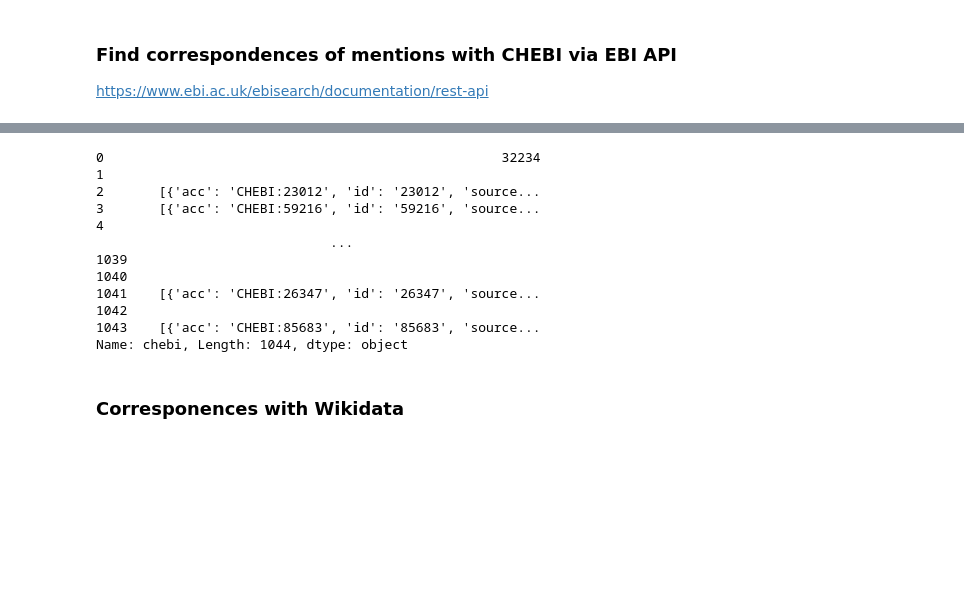
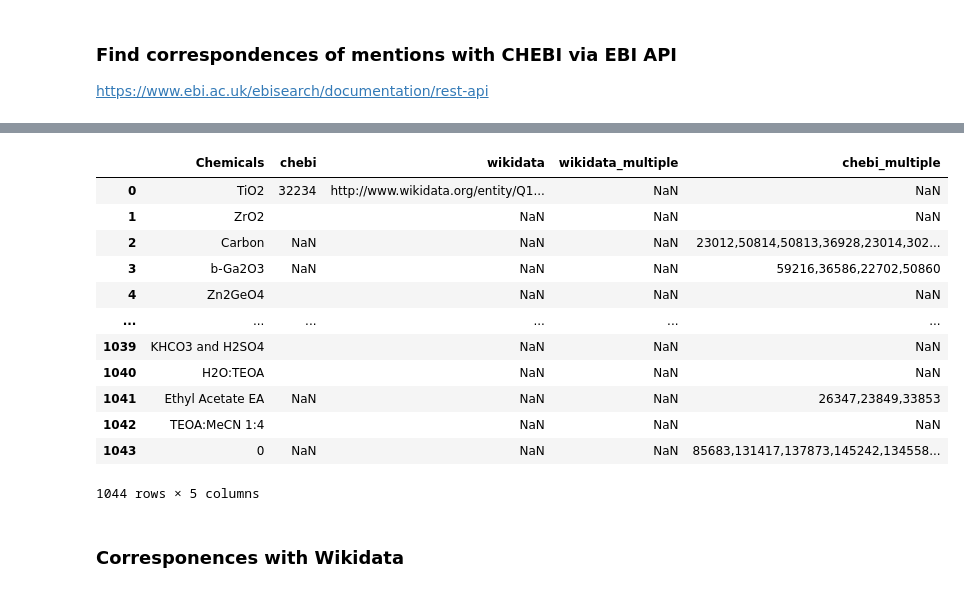
Before and after one commit to SolarChem/solarchem-ontology, a Jupyter notebook: knowledge-graph/kg-construction.ipynb, the cells around one changed output, grey strips where cells are left out. Cells and saved outputs as stored; diff of their text form; code cells hidden in the pictures; blank space fills up the shorter version.

Commit message:
chemicals data extraction and writing cleaner for multiple values

```diff
--- a/knowledge-graph/kg-construction.ipynb
+++ b/knowledge-graph/kg-construction.ipynb
@@ -654,0 +484,18 @@ https://www.ebi.ac.uk/ebisearch/documentation/rest-api
+# %%
+headers = {'Accept': 'application/json'}
+query = 'https://www.ebi.ac.uk/ebisearch/ws/rest/chebi?query={}'
+
+chebi_id = []
+for label in chems_df['Chemicals']:
+
+    response = requests.get(query.format(label), headers=headers)
+    if response.status_code == 200:
+        if len(response.json()['entries']) == 0:
+            chebi_id.append('')
+        elif len(response.json()['entries']) == 1:
+            chebi_id.append(response.json()['entries'][0]['id'])
+        else:
+            chebi_id.append(response.json()['entries'])
+    else:
+        chebi_id.append('error')
+        print(response.json())
@@ -655,19 +520,24 @@ https://www.ebi.ac.uk/ebisearch/documentation/rest-api
 # %%
 headers = {'Accept': 'application/json'}
-query ='https://www.ebi.ac.uk/ebisearch/ws/rest/chebi?query={}'
+query = 'https://www.ebi.ac.uk/ebisearch/ws/rest/chebi?query={}'
+jsonpath = parse('$.entries[*].id')
 
-chebi_id = []
+chebi_id = {}
+chebi_multiple = {}
 for label in chems_df['Chemicals']:
 
     response = requests.get(query.format(label), headers=headers)
+
     if response.status_code == 200:
         if len(response.json()['entries']) == 0:
-            chebi_id.append('')
+            chebi_id[label] = ''
         elif len(response.json()['entries']) == 1:
-            chebi_id.append(response.json()['entries'][0]['id'])
+            chebi_id[label] = response.json()['entries'][0]['id']
+            print(chebi_id[label])
         else:
-            chebi_id.append(response.json()['entries'])
+            res_list = [match.value for match in jsonpath.find(response.json())]
+            chebi_multiple[label] = ','.join(res_list)
+            print(chebi_multiple[label])
     else:
-        chebi_id.append('error')
-        print(response.json())
+            chebi_id[label] = ''
 # %% [output]
@@ -691,16 +561,18 @@ for label in chems_df['Chemicals']:
 # %%
-chems_df['chebi'] = chebi_id
-chems_df['chebi']
+chems_df['chebi'] = chems_df['Chemicals'].map(chebi_id)
+chems_df['chebi_multiple'] = chems_df['Chemicals'].map(chebi_multiple)
+chems_df
 # %% [output]
+|  | Chemicals | chebi | wikidata | wikidata_multiple | chebi_multiple |
+| 0 | TiO2 | 32234 | http://www.wikidata.org/entity/Q1... | NaN | NaN |
+| 1 | ZrO2 |  | NaN | NaN | NaN |
+| 2 | Carbon | NaN | NaN | NaN | 23012,50814,50813,36928,23014,302... |
+| 3 | b-Ga2O3 | NaN | NaN | NaN | 59216,36586,22702,50860 |
+| 4 | Zn2GeO4 |  | NaN | NaN | NaN |
+| ... | ... | ... | ... | ... | ... |
+| 1039 | KHCO3 and H2SO4 |  | NaN | NaN | NaN |
+| 1040 | H2O:TEOA |  | NaN | NaN | NaN |
+| 1041 | Ethyl Acetate EA | NaN | NaN | NaN | 26347,23849,33853 |
+| 1042 | TEOA:MeCN 1:4 |  | NaN | NaN | NaN |
+| 1043 | 0 | NaN | NaN | NaN | 85683,131417,137873,145242,134558... |
-0                                                   32234
-1
-2       [{'acc': 'CHEBI:23012', 'id': '23012', 'source...
-3       [{'acc': 'CHEBI:59216', 'id': '59216', 'source...
-4
-                              ...
-1039
-1040
-1041    [{'acc': 'CHEBI:26347', 'id': '26347', 'source...
-1042
-1043    [{'acc': 'CHEBI:85683', 'id': '85683', 'source...
-Name: chebi, Length: 1044, dtype: object
+1044 rows × 5 columns
```
Also changed, not shown: parts of 32 cells of this notebook.
